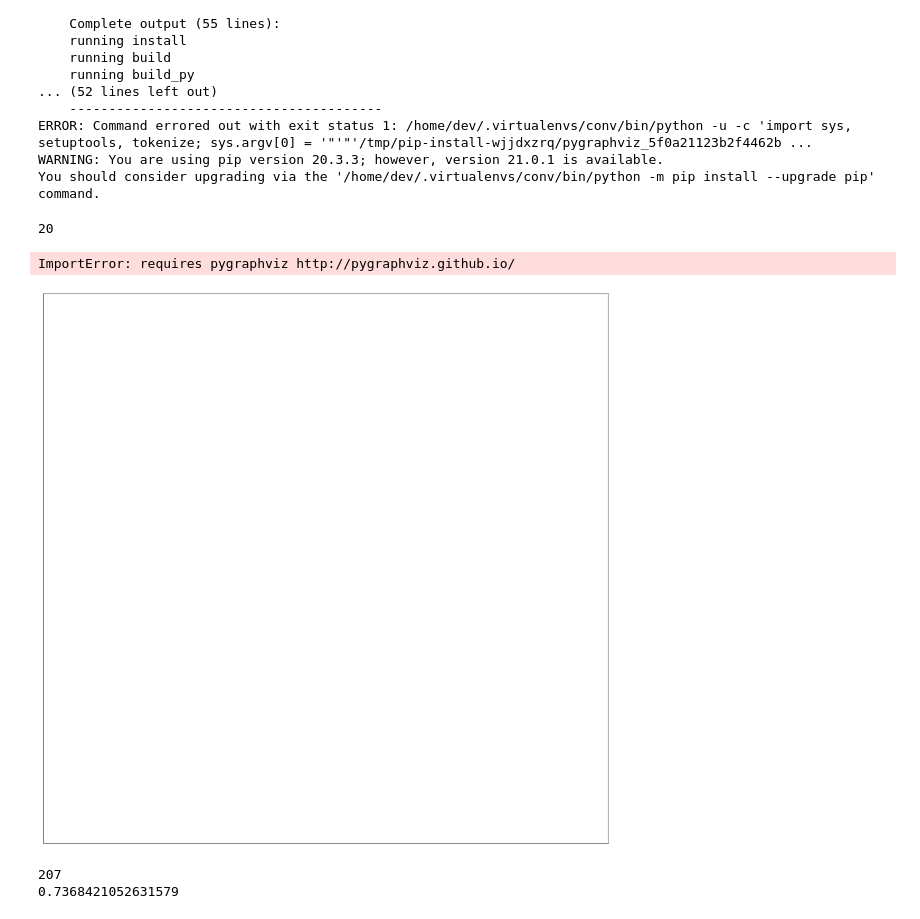
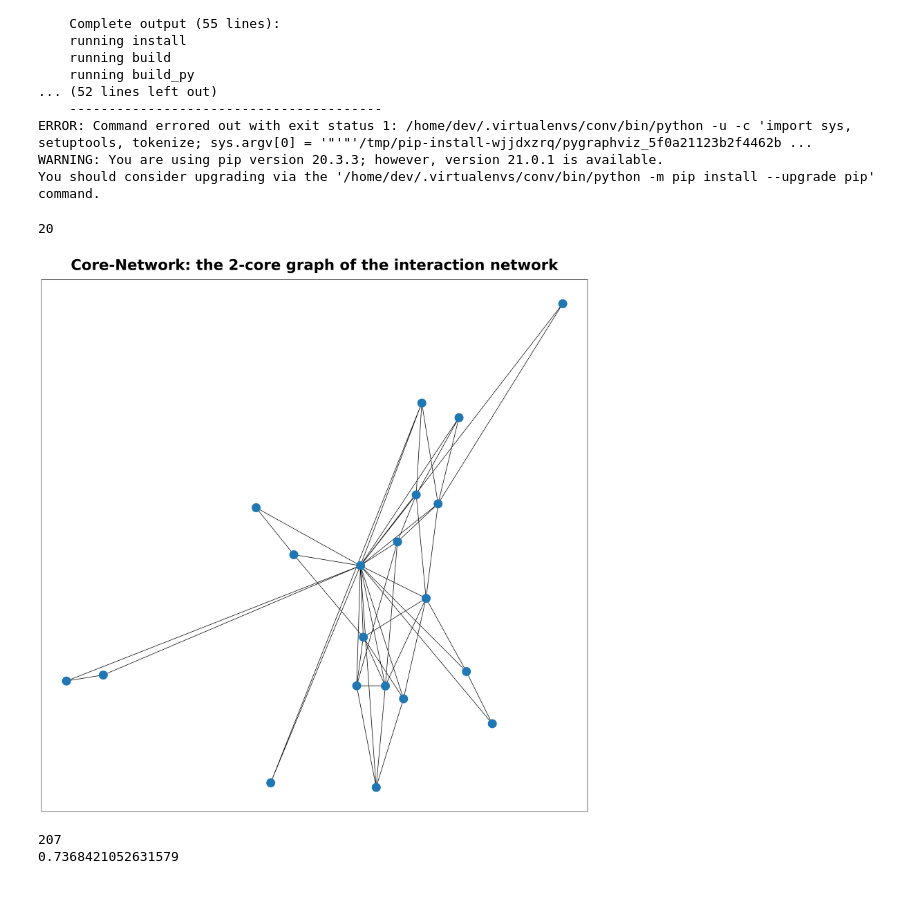
Before and after one commit to NasLabBgu/STEM, a Jupyter notebook: Examples/fourforum.ipynb, the cells around one changed output. Drawn from its saved outputs; the diff is of its cells as text; code cells hidden in the pictures.

```diff
--- a/Examples/fourforum.ipynb
+++ b/Examples/fourforum.ipynb
@@ -780,18 +780,17 @@ You should consider upgrading via the '/home/dev/.virtualenvs/conv/bin/python -m
 # %%
 new_figure()
 g_core = core_graphs[cid].graph
 pos = nx.spring_layout(g_core, seed=1919)
 print(g_core.order())
 
-nx.nx_agraph.graphviz_layout(g_core)
+# nx.nx_agraph.graphviz_layout(g_core)
 
-# nx.draw_networkx(g_core, pos, with_labels=False)
+nx.draw_networkx(g_core, pos, with_labels=False)
 plt.title("Core-Network: the 2-core graph of the interaction network", fontsize=30, fontweight="bold", pad=20)
 plt.savefig(f"conv-{cid}-core-graph.png")
 # %% [output]
 20
-ImportError: requires pygraphviz http://pygraphviz.github.io/
-[figure, old version]
+[figure, new version]
 # %%
 print(cid)
 maxcut = maxcut_results[cid]
```
Also changed, not shown: parts of 1 cell of this notebook.
